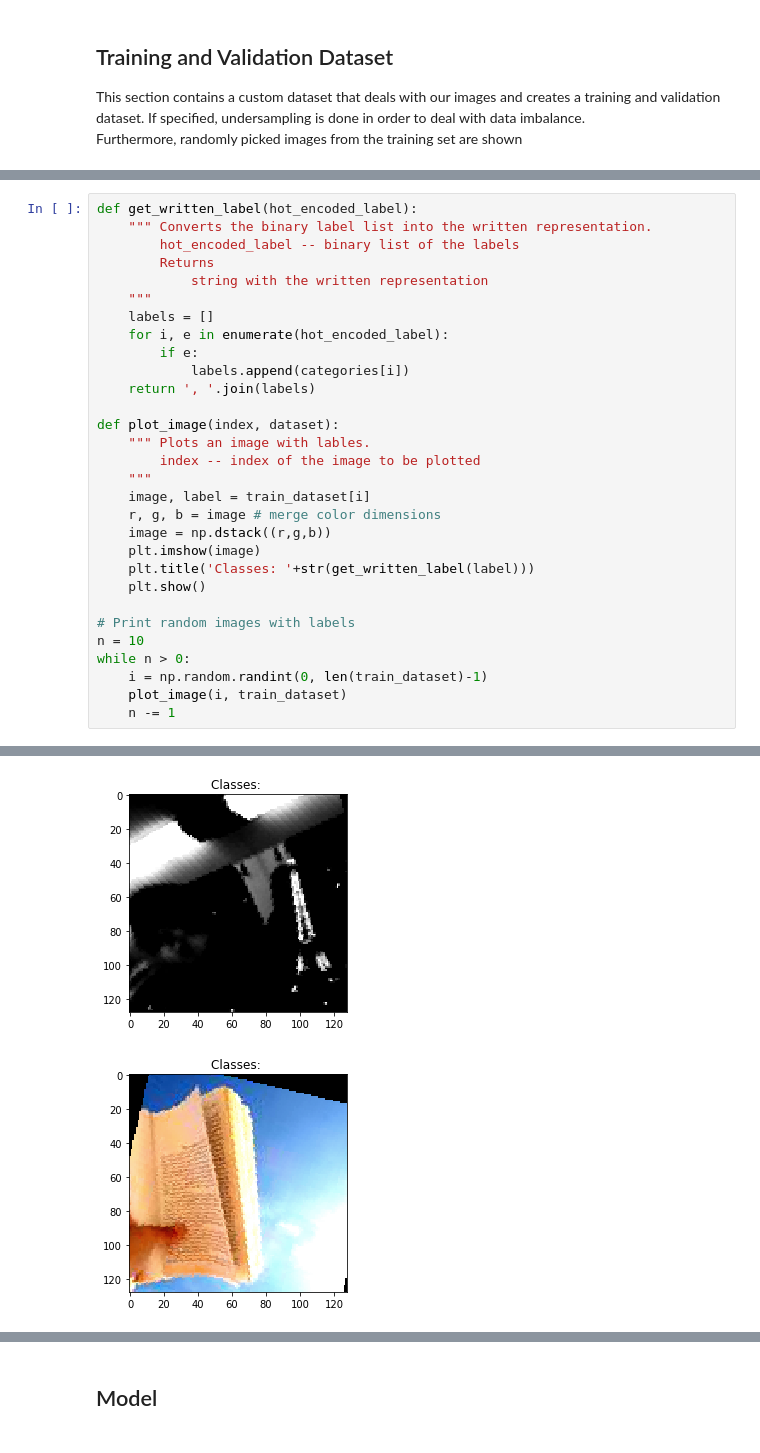
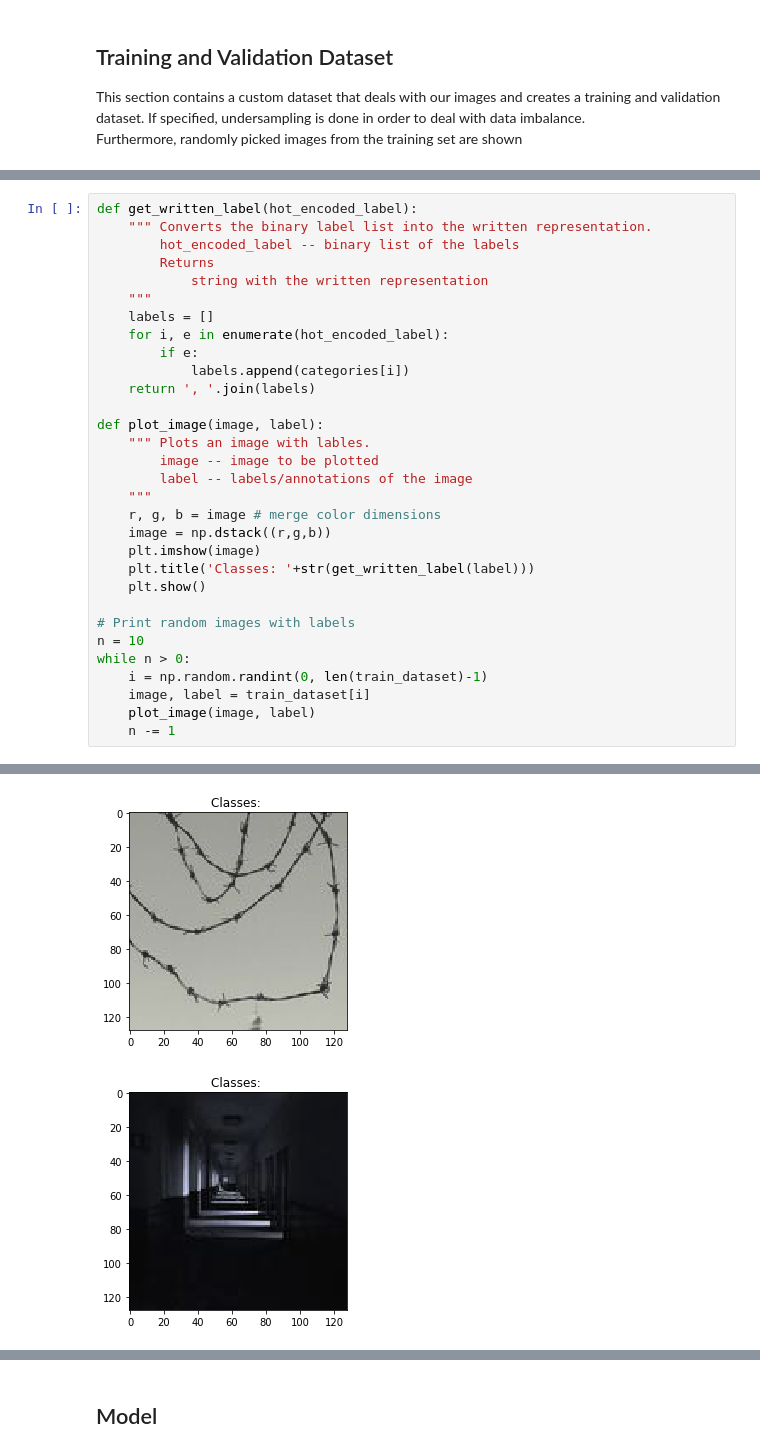
Before and after one commit to Maiykol/helsinki_dl_project, a Jupyter notebook: image_project.ipynb, the cells around one changed output, grey strips where cells are left out. Drawn from its saved outputs; the diff is of its cells as text.

```diff
--- a/image_project.ipynb
+++ b/image_project.ipynb
@@ -372,11 +412,11 @@ def get_written_label(hot_encoded_label):
             labels.append(categories[i])
     return ', '.join(labels)
 
-def plot_image(index, dataset):
+def plot_image(image, label):
     """ Plots an image with lables.
-        index -- index of the image to be plotted
+        image -- image to be plotted
+        label -- labels/annotations of the image
     """
-    image, label = train_dataset[i]
     r, g, b = image # merge color dimensions
     image = np.dstack((r,g,b))
     plt.imshow(image)
@@ -387,6 +427,7 @@ def plot_image(index, dataset):
 n = 10
 while n > 0:
     i = np.random.randint(0, len(train_dataset)-1)
-    plot_image(i, train_dataset)
+    image, label = train_dataset[i]
+    plot_image(image, label)
     n -= 1
 # %% [output]
@@ -396,2 +437,2 @@ while n > 0:
-[figure, old version]
+[figure, new version]
-[figure, old version]
+[figure, new version]
```
Also changed, not shown: parts of 22 cells of this notebook, 1 other file.
